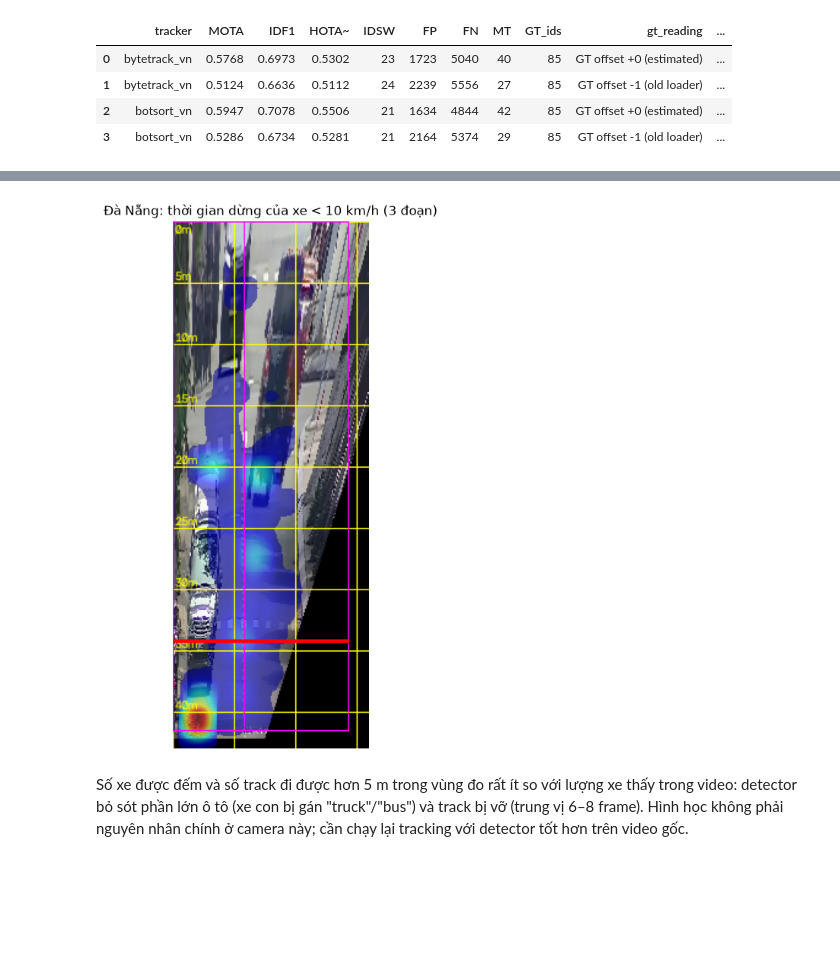
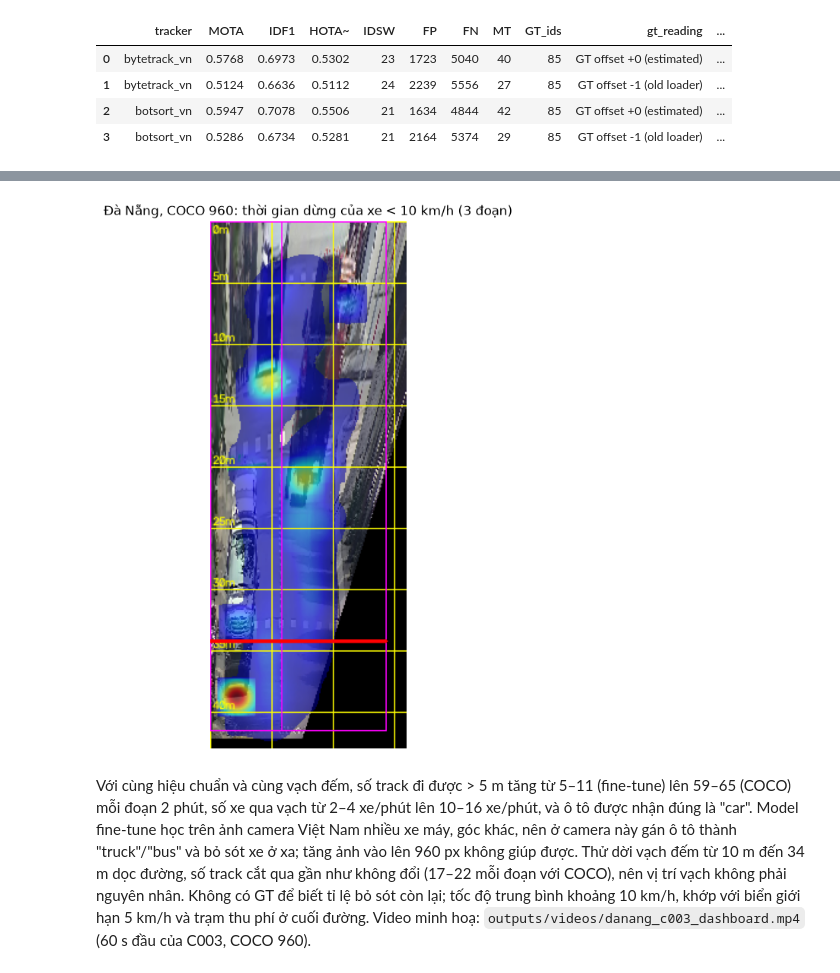
Before and after one commit to xuanday/BEV-CV_261, a Jupyter notebook: Pipeline_Evaluation.ipynb, the cells around one changed output, grey strips where cells are left out. Cells and saved outputs as stored; diff of their text form; code cells hidden in the pictures; blank space fills up the shorter version.

```diff
--- a/Pipeline_Evaluation.ipynb
+++ b/Pipeline_Evaluation.ipynb
@@ -123,10 +128,20 @@ Dùng tracks đã chạy trên Colab (YOLO26 fine-tune + ByteTrack, 900 frame m
 # %%
 cal = Calibration.from_yaml(ROOT / "configs/cameras/danang_lf_zmcao38w.yaml")
+runs = {"Colab cũ (30 s)": "tracks_danang_cam_0{i}.jsonl",
+        "fine-tune 960": "tracks_danang_c00{i}_yolo26_vn_finetuned_botsort_vn.jsonl",
+        "COCO 960": "tracks_danang_c00{i}_yolo26s_botsort_vn.jsonl"}
 rows, cong = [], None
-for i in (1, 2, 3):
-    recs = [json.loads(l) for l in open(OUT / f"tracks/tracks_danang_cam_0{i}.jsonl")]
-    r = analyse(recs, cal)
-    rows.append(r["summary"] | {"camera_id": f"danang_cam_0{i}"})
-    cong = r["congestion"] if cong is None else cong + r["congestion"]
-pd.DataFrame(rows).set_index("camera_id").T
+for run, pat in runs.items():
+    for i in (1, 2, 3):
+        recs = [json.loads(l) for l in open(OUT / "tracks" / pat.format(i=i))]
+        r = analyse(recs, cal); s = r["summary"]
+        rows.append({"run": run, "clip": f"C00{i}", "seconds": s["frames"] / 30, "tracks": s["tracks"],
+                     "moved_5m": s["tracks_moved_5m"], "counted": s["counted"],
+                     "per_min": s["counted"] / (s["frames"] / 30) * 60,
+                     "by_class": s["counts_by_class"], "speed_mean_kmh": s["speed_moving_mean_kmh"],
+                     "thw_pairs": s["thw_pairs"], "lane_viol": s["lane_violations"]})
+        if run == "COCO 960":
+            cong = r["congestion"] if cong is None else cong + r["congestion"]
+dn = pd.DataFrame(rows); dn.to_csv(OUT / "analytics/danang_compare.csv", index=False)
+dn.round(1)
 # %% [output]
@@ -147,12 +158,15 @@ pd.DataFrame(rows).set_index("camera_id").T
 # %%
 bev = cal.warp_bev(cv2.imread(str(OUT / "calib/danang_bg.jpg")))
 heat = cv2.applyColorMap(np.uint8(255 * cong / cong.max()), cv2.COLORMAP_JET); m = cong > 0.02 * cong.max()
 bev[m] = cv2.addWeighted(bev, .45, heat, .55, 0)[m]
 plt.figure(figsize=(4, 9)); plt.imshow(cv2.cvtColor(draw_bev_grid(bev, cal), cv2.COLOR_BGR2RGB)); plt.axis("off")
-plt.title("Đà Nẵng: thời gian dừng của xe < 10 km/h (3 đoạn)"); plt.savefig(OUT / "calib/danang_congestion.jpg", dpi=110, bbox_inches="tight"); plt.show()
+plt.title("Đà Nẵng, COCO 960: thời gian dừng của xe < 10 km/h (3 đoạn)"); plt.savefig(OUT / "calib/danang_congestion.jpg", dpi=110, bbox_inches="tight"); plt.show()
 # %% [output]
-[figure, old version]
+[figure, new version]
-# %% [markdown]
-Số xe được đếm và số track đi được hơn 5 m trong vùng đo rất ít so với lượng xe thấy trong video: detector bỏ sót phần lớn ô tô
-(xe con bị gán "truck"/"bus") và track bị vỡ (trung vị 6–8 frame). Hình học không phải nguyên nhân chính ở camera này;
-cần chạy lại tracking với detector tốt hơn trên video gốc.
+# %% [markdown]
+Với cùng hiệu chuẩn và cùng vạch đếm, số track đi được > 5 m tăng từ 5–11 (fine-tune) lên 59–65 (COCO) mỗi đoạn 2 phút,
+số xe qua vạch từ 2–4 xe/phút lên 10–16 xe/phút, và ô tô được nhận đúng là "car". Model fine-tune học trên ảnh camera Việt Nam
+nhiều xe máy, góc khác, nên ở camera này gán ô tô thành "truck"/"bus" và bỏ sót xe ở xa; tăng ảnh vào lên 960 px không giúp được.
+Thử dời vạch đếm từ 10 m đến 34 m dọc đường, số track cắt qua gần như không đổi (17–22 mỗi đoạn với COCO), nên vị trí vạch
+không phải nguyên nhân. Không có GT để biết tỉ lệ bỏ sót còn lại; tốc độ trung bình khoảng 10 km/h, khớp với biển giới hạn 5 km/h
+và trạm thu phí ở cuối đường. Video minh hoạ: `outputs/videos/danang_c003_dashboard.mp4` (60 s đầu của C003, COCO 960).
```
Also changed, not shown: parts of 3 cells of this notebook, 47 other files.
